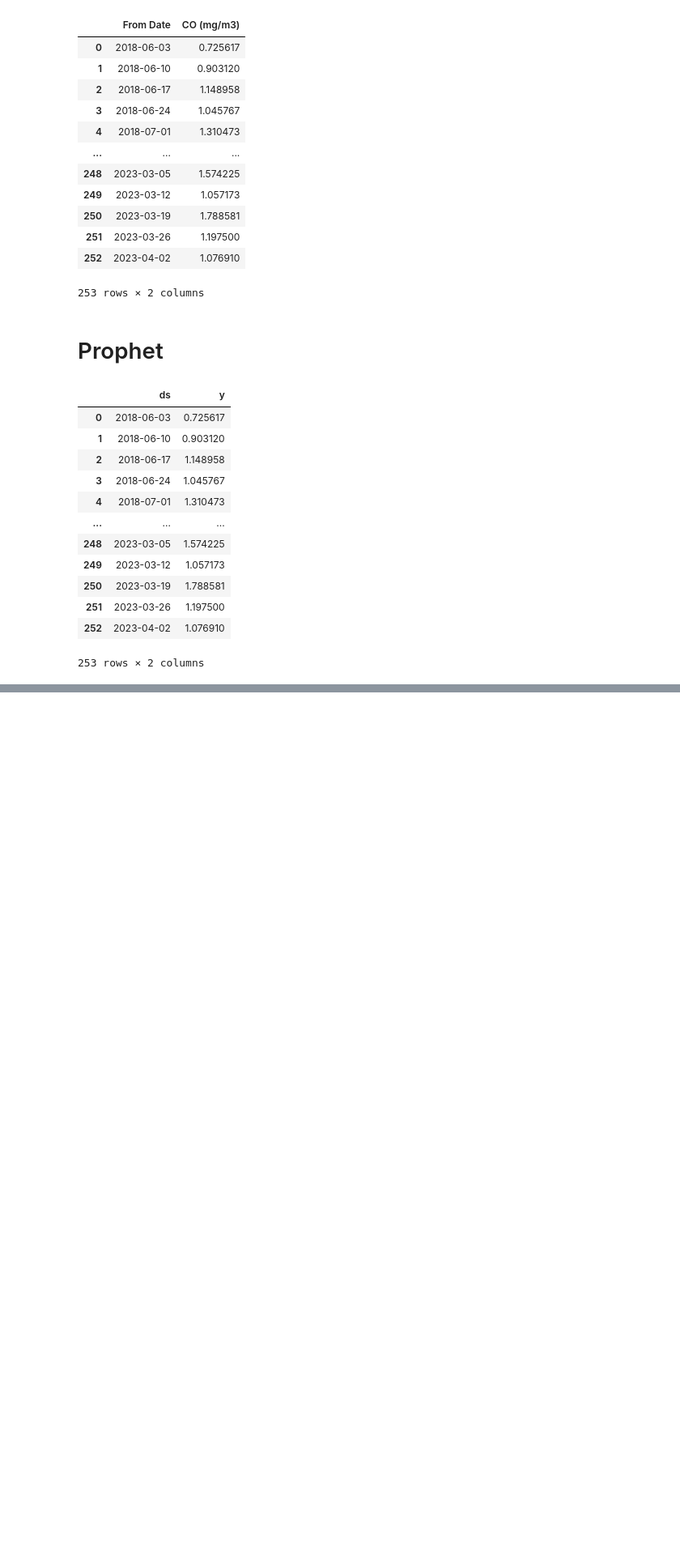
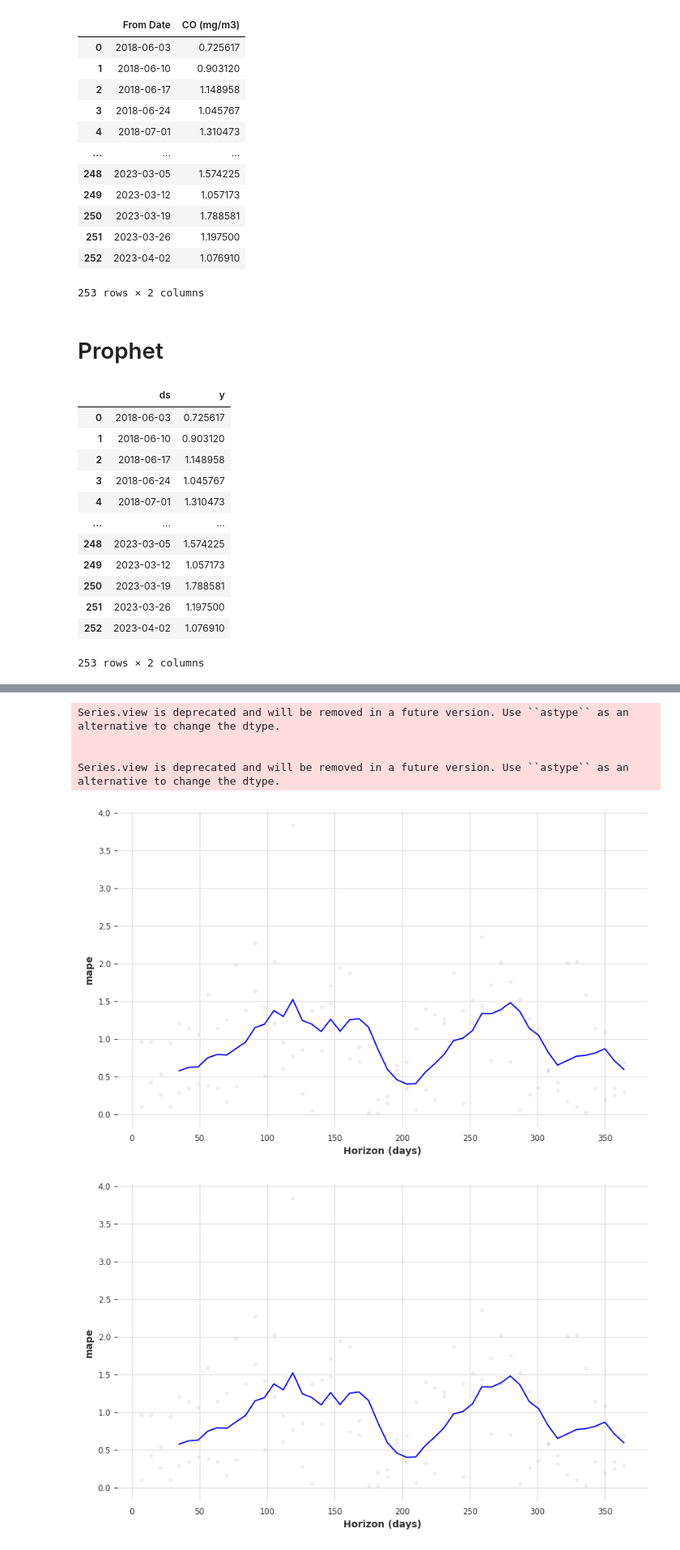
Before and after one commit to bibi643/Air_quality_India_kaggle, a Jupyter notebook: air_qual.ipynb, the cells around one changed output, grey strips where cells are left out. Shown at 81% size. Saved outputs shown, nothing was run; the diff lists cells and outputs as text; code cells hidden in the pictures; blank space fills up the shorter version.

Commit message:
prophet

```diff
--- a/air_qual.ipynb
+++ b/air_qual.ipynb
@@ -293,0 +298,2 @@ ValueError: Mime type rendering requires nbformat>=4.2.0 but it is not installed
+# %%
+df_cv=cross_validation(m,horizon='52 w')
@@ -293,0 +334,10 @@ ValueError: Mime type rendering requires nbformat>=4.2.0 but it is not installed
+# %%
+from prophet.plot import plot_cross_validation_metric
+plot_cross_validation_metric(df_cv,metric='mape')
+# %% [output]
+Series.view is deprecated and will be removed in a future version. Use ``astype`` as an alternative to change the dtype.
+
+
+Series.view is deprecated and will be removed in a future version. Use ``astype`` as an alternative to change the dtype.
+[figure, added]
+[figure, added]
```
Also changed, not shown: parts of 10 cells of this notebook.
